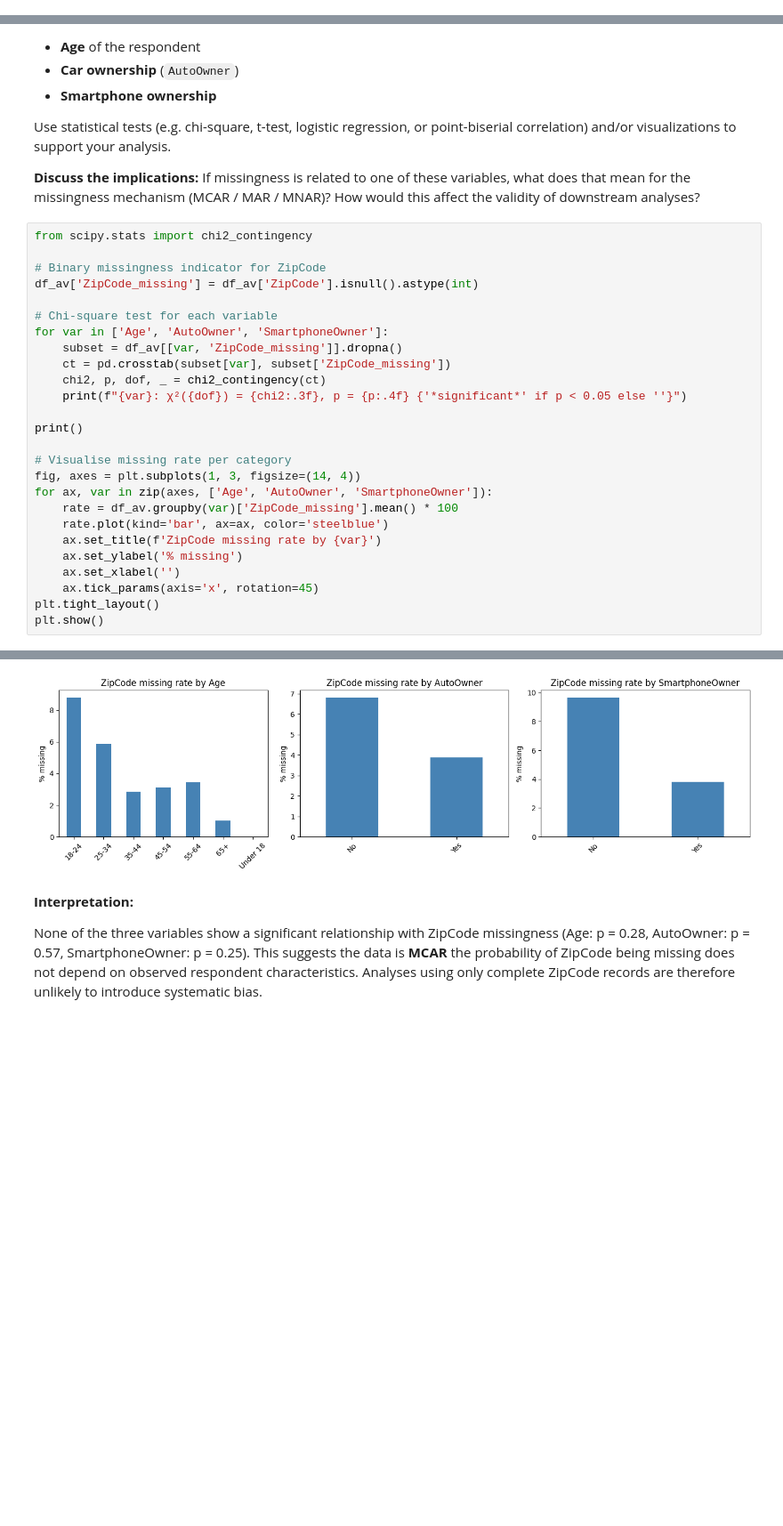
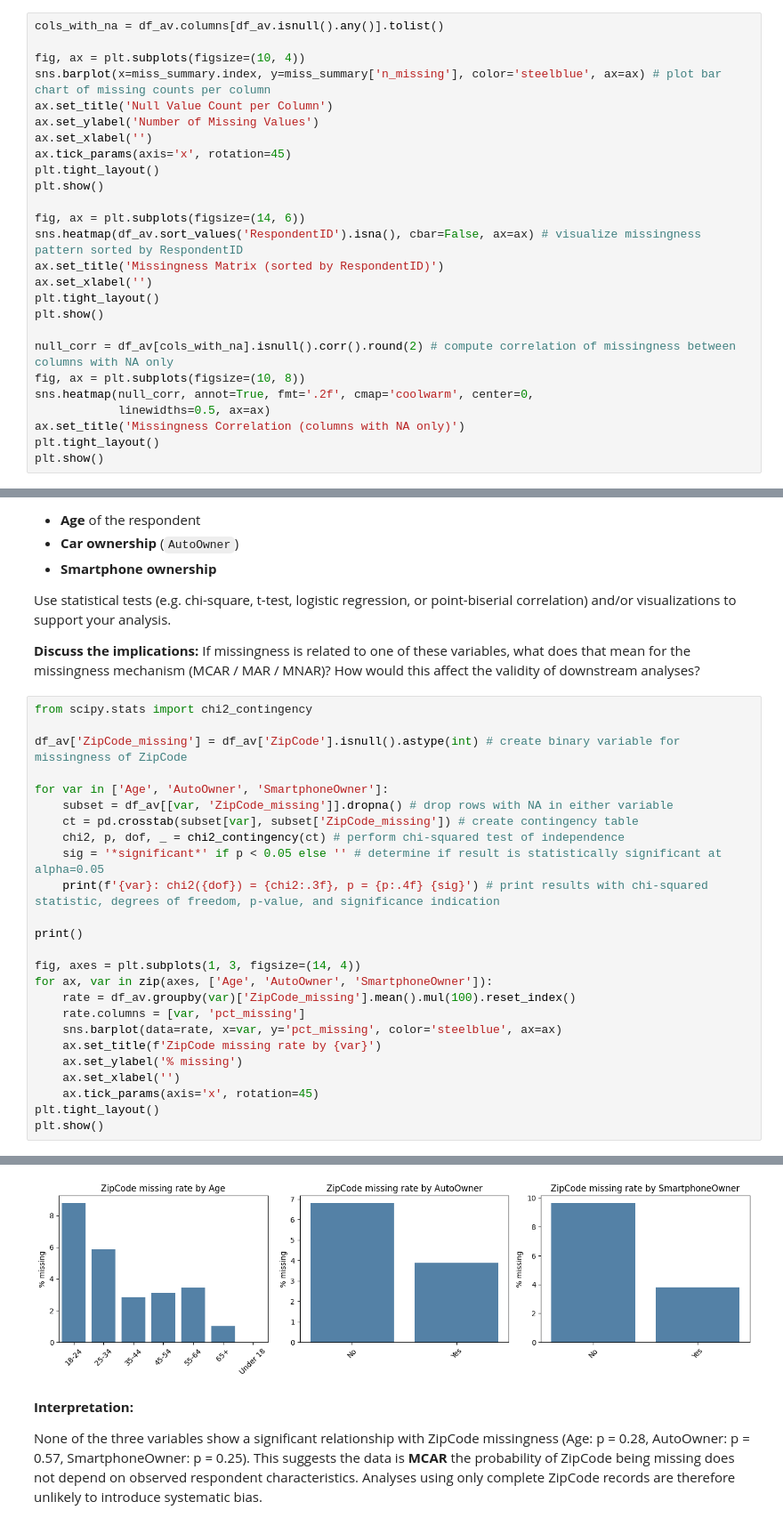
Before and after one commit to athi2210/DA-Lab-group, a Jupyter notebook: data_quality_missing_values.ipynb, the cells around one changed output, grey strips where cells are left out. Shown at 89% size. Saved outputs shown, nothing was run; the diff lists cells and outputs as text; blank space fills up the shorter version.

Commit message:
Datas Quality task without optional Task + fixed and checked

```diff
--- a/data_quality_missing_values.ipynb
+++ b/data_quality_missing_values.ipynb
@@ -142,0 +112,26 @@ plt.show()
+# %%
+cols_with_na = df_av.columns[df_av.isnull().any()].tolist()
+
+fig, ax = plt.subplots(figsize=(10, 4))
+sns.barplot(x=miss_summary.index, y=miss_summary['n_missing'], color='steelblue', ax=ax) # plot bar chart of missing counts per column
+ax.set_title('Null Value Count per Column')
+ax.set_ylabel('Number of Missing Values')
+ax.set_xlabel('')
+ax.tick_params(axis='x', rotation=45)
+plt.tight_layout()
+plt.show()
+
+fig, ax = plt.subplots(figsize=(14, 6))
+sns.heatmap(df_av.sort_values('RespondentID').isna(), cbar=False, ax=ax) # visualize missingness pattern sorted by RespondentID
+ax.set_title('Missingness Matrix (sorted by RespondentID)')
+ax.set_xlabel('')
+plt.tight_layout()
+plt.show()
+
+null_corr = df_av[cols_with_na].isnull().corr().round(2) # compute correlation of missingness between columns with NA only
+fig, ax = plt.subplots(figsize=(10, 8))
+sns.heatmap(null_corr, annot=True, fmt='.2f', cmap='coolwarm', center=0,
+            linewidths=0.5, ax=ax)
+ax.set_title('Missingness Correlation (columns with NA only)')
+plt.tight_layout()
+plt.show()
@@ -155,23 +162,22 @@ Use statistical tests (e.g. chi-square, t-test, logistic regression, or point-bi
 # %%
 from scipy.stats import chi2_contingency
 
-# Binary missingness indicator for ZipCode
-df_av['ZipCode_missing'] = df_av['ZipCode'].isnull().astype(int)
+df_av['ZipCode_missing'] = df_av['ZipCode'].isnull().astype(int) # create binary variable for missingness of ZipCode
 
-# Chi-square test for each variable
 for var in ['Age', 'AutoOwner', 'SmartphoneOwner']:
-    subset = df_av[[var, 'ZipCode_missing']].dropna()
-    ct = pd.crosstab(subset[var], subset['ZipCode_missing'])
-    chi2, p, dof, _ = chi2_contingency(ct)
-    print(f"{var}: χ²({dof}) = {chi2:.3f}, p = {p:.4f} {'*significant*' if p < 0.05 else ''}")
+    subset = df_av[[var, 'ZipCode_missing']].dropna() # drop rows with NA in either variable
+    ct = pd.crosstab(subset[var], subset['ZipCode_missing']) # create contingency table
+    chi2, p, dof, _ = chi2_contingency(ct) # perform chi-squared test of independence
+    sig = '*significant*' if p < 0.05 else '' # determine if result is statistically significant at alpha=0.05
+    print(f'{var}: chi2({dof}) = {chi2:.3f}, p = {p:.4f} {sig}') # print results with chi-squared statistic, degrees of freedom, p-value, and significance indication
 
 print()
 
-# Visualise missing rate per category
 fig, axes = plt.subplots(1, 3, figsize=(14, 4))
 for ax, var in zip(axes, ['Age', 'AutoOwner', 'SmartphoneOwner']):
-    rate = df_av.groupby(var)['ZipCode_missing'].mean() * 100
-    rate.plot(kind='bar', ax=ax, color='steelblue')
+    rate = df_av.groupby(var)['ZipCode_missing'].mean().mul(100).reset_index()
+    rate.columns = [var, 'pct_missing']
+    sns.barplot(data=rate, x=var, y='pct_missing', color='steelblue', ax=ax)
     ax.set_title(f'ZipCode missing rate by {var}')
     ax.set_ylabel('% missing')
     ax.set_xlabel('')
@@ -185,4 +191,4 @@ SmartphoneOwner: χ²(1) = 1.343, p = 0.2466
-[figure, old version]
+[figure, new version]
 # %% [markdown]
 **Interpretation:**
 
```
Also changed, not shown: parts of 19 cells of this notebook.
